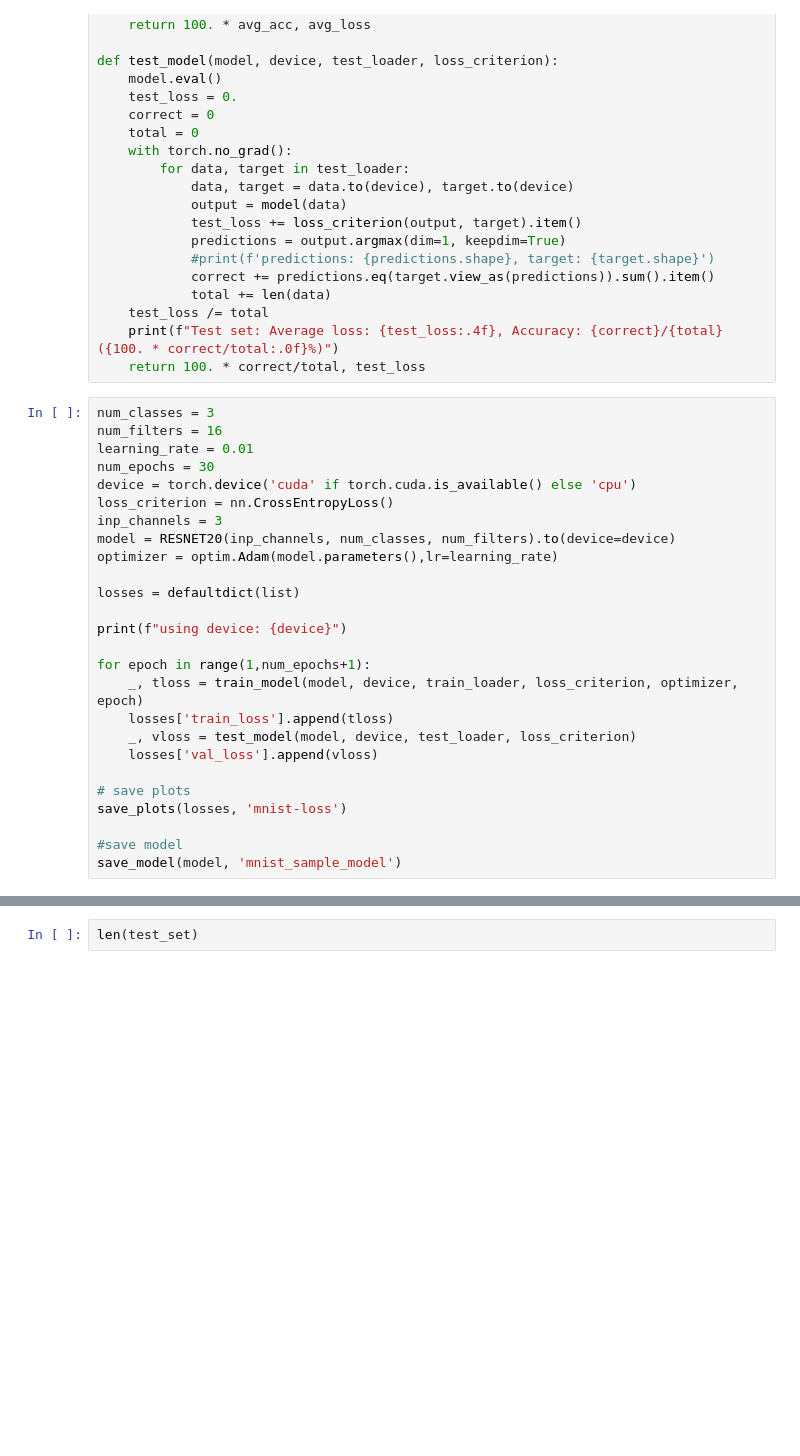
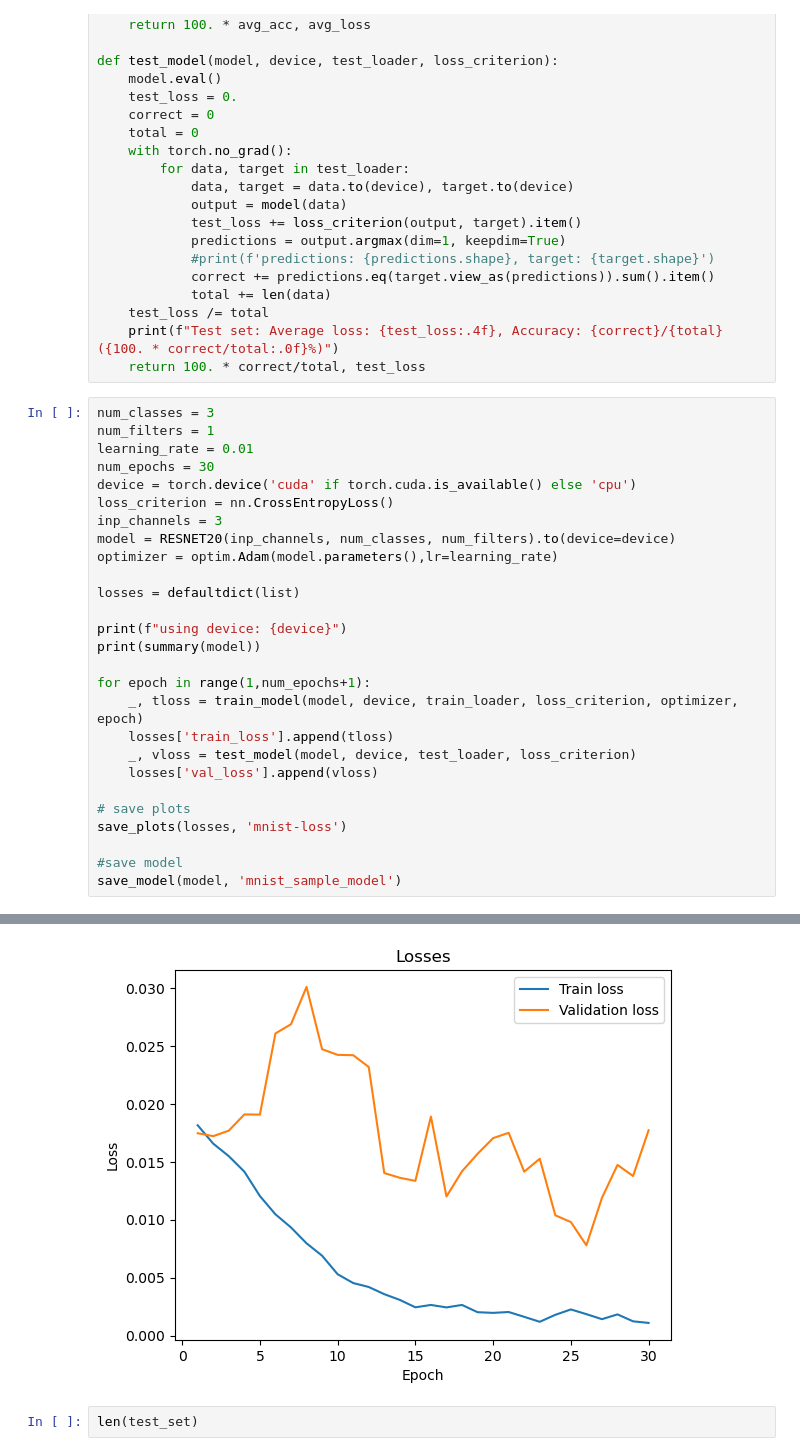
Before and after one commit to navti/MLProjects, a Jupyter notebook: Plant-Disease-Classifier/disease_classification.ipynb, the cells around one changed output, grey strips where cells are left out. Cells and saved outputs as stored; diff of their text form; blank space fills up the shorter version.

```diff
--- a/Plant-Disease-Classifier/disease_classification.ipynb
+++ b/Plant-Disease-Classifier/disease_classification.ipynb
@@ -296,7 +309,7 @@ def test_model(model, device, test_loader, loss_criterion):
     return 100. * correct/total, test_loss
 # %%
 num_classes = 3
-num_filters = 16
+num_filters = 1
 learning_rate = 0.01
 num_epochs = 30
 device = torch.device('cuda' if torch.cuda.is_available() else 'cpu')
@@ -308,6 +321,7 @@ optimizer = optim.Adam(model.parameters(),lr=learning_rate)
 losses = defaultdict(list)
 
 print(f"using device: {device}")
+print(summary(model))
 
 for epoch in range(1,num_epochs+1):
     _, tloss = train_model(model, device, train_loader, loss_criterion, optimizer, epoch)
@@ -320,3 +334,4 @@ save_plots(losses, 'mnist-loss')
 
 #save model
 save_model(model, 'mnist_sample_model')
+# %% [output]
@@ -323,2 +355,3 @@ save_model(model, 'mnist_sample_model')
+[figure, added]
 # %%
 len(test_set)
```
Also changed, not shown: parts of 7 cells of this notebook.
